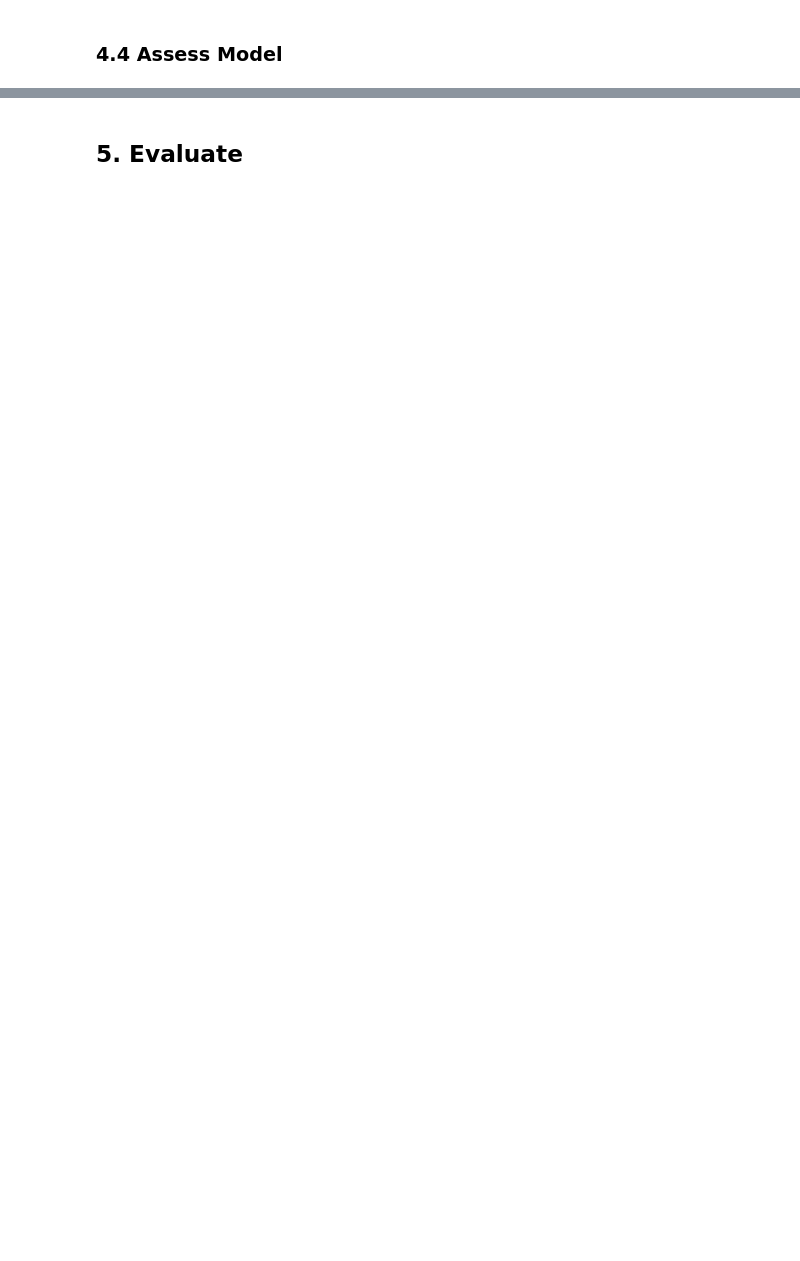
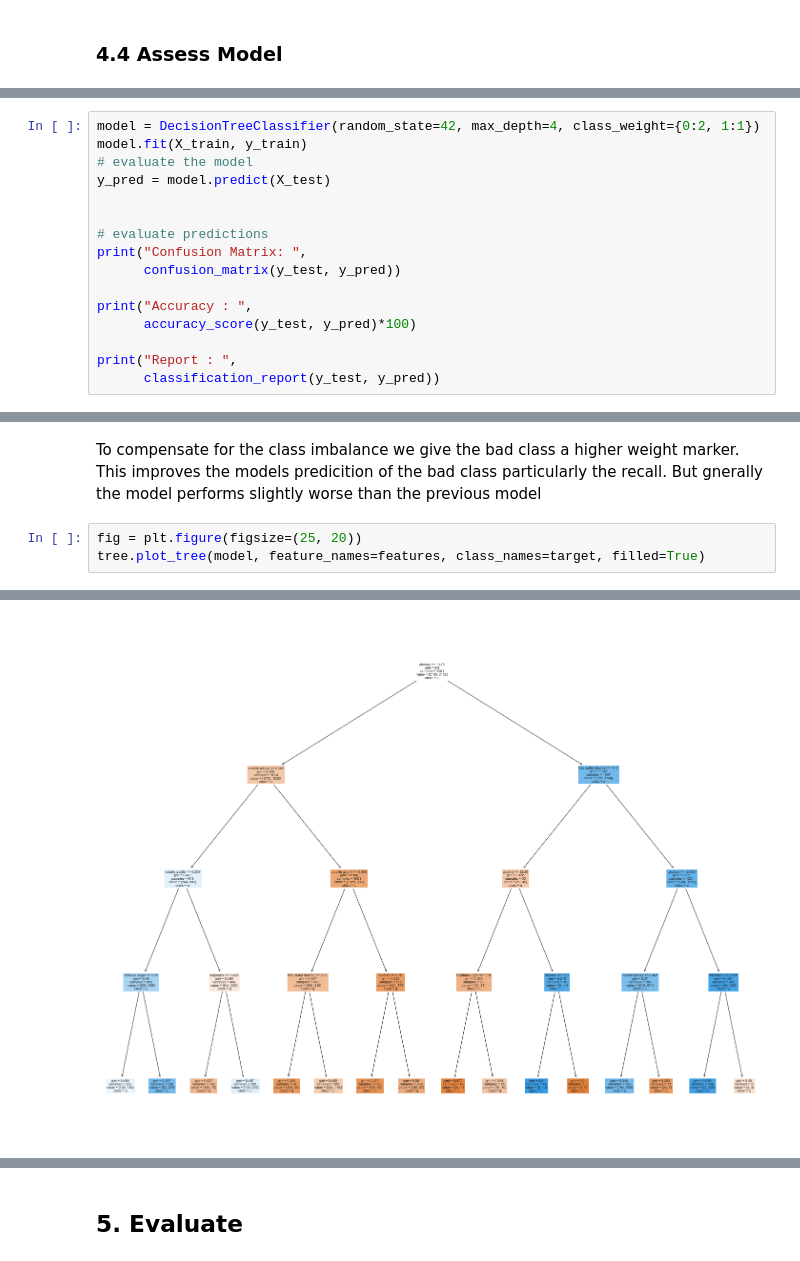
Before and after one commit to LinusWKing/Classification, a Jupyter notebook: Assessment 2.ipynb, the cells around one changed output, grey strips where cells are left out. Drawn from its saved outputs; the diff is of its cells as text; blank space fills up the shorter version.

```diff
--- a/Assessment 2.ipynb
+++ b/Assessment 2.ipynb
@@ -249,0 +332,16 @@ For a first iteration, our model is performing quite well with an accuracy of 74
+# %%
+model = DecisionTreeClassifier(random_state=42, max_depth=4, class_weight={0:2, 1:1})
+model.fit(X_train, y_train)
+# evaluate the model
+y_pred = model.predict(X_test)
+
+
+# evaluate predictions
+print("Confusion Matrix: ",
+      confusion_matrix(y_test, y_pred))
+
+print("Accuracy : ",
+      accuracy_score(y_test, y_pred)*100)
+
+print("Report : ",
+      classification_report(y_test, y_pred))
@@ -249,0 +360,6 @@ For a first iteration, our model is performing quite well with an accuracy of 74
+# %% [markdown]
+To compensate for the class imbalance we give the bad class a higher weight marker. This improves the models predicition of the bad class particularly the recall. But gnerally the model performs slightly worse than the previous model
+# %%
+fig = plt.figure(figsize=(25, 20))
+tree.plot_tree(model, feature_names=features, class_names=target, filled=True)
+# %% [output]
@@ -249,0 +383 @@ For a first iteration, our model is performing quite well with an accuracy of 74
+[figure, added]
```
Also changed, not shown: parts of 28 cells of this notebook.
